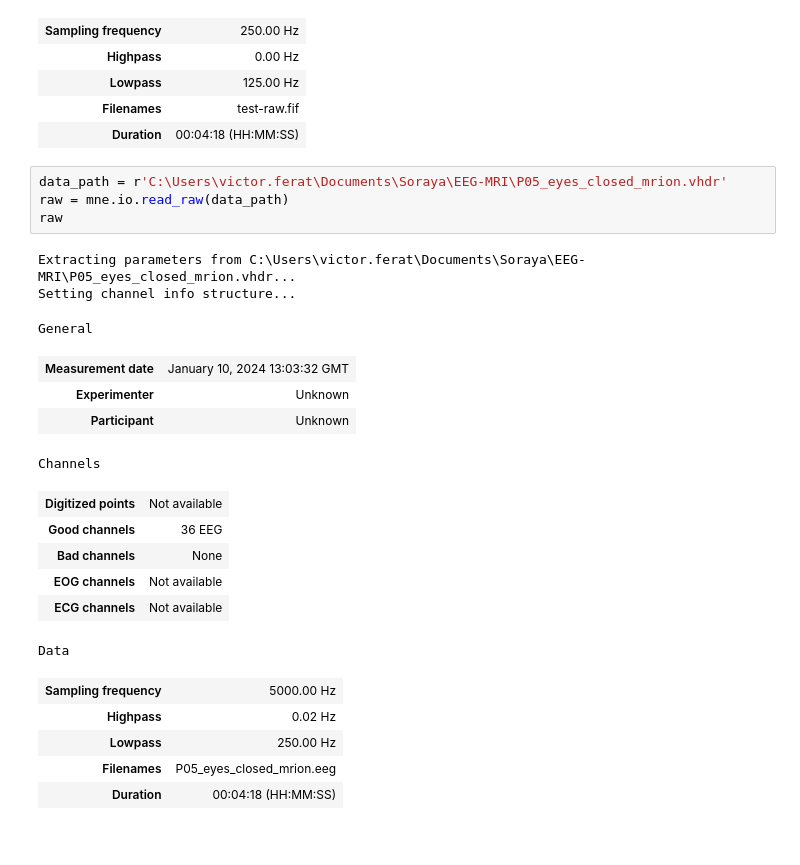
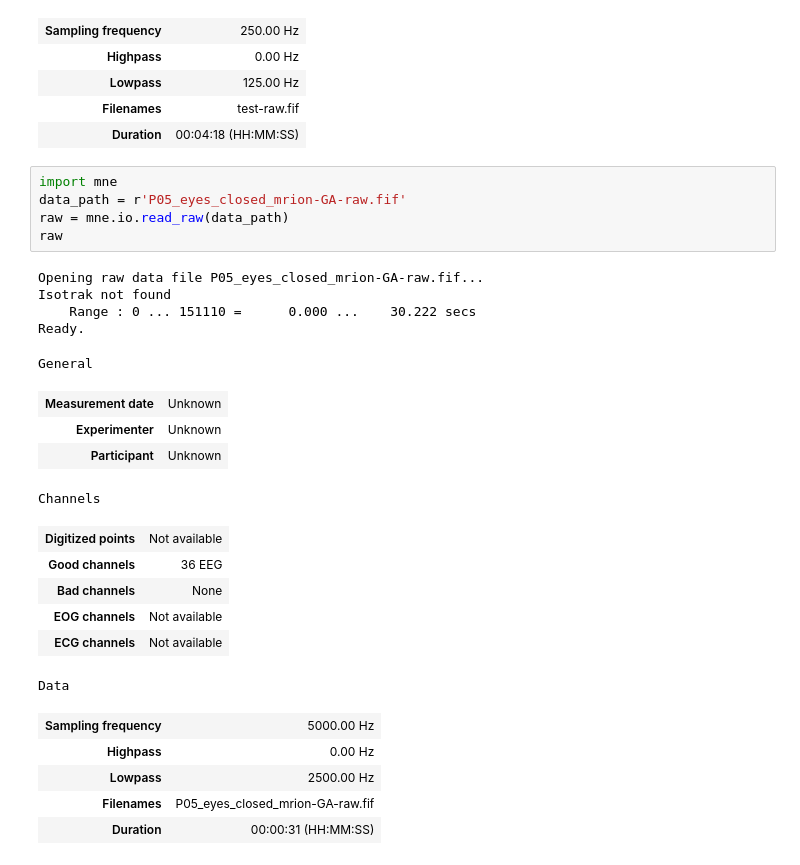
Before and after one commit to maevamoyne/neuxus_test, a Jupyter notebook: Neuxus/test.ipynb, the cells around one changed output. Saved outputs shown, nothing was run; the diff lists cells and outputs as text.

```diff
--- a/Neuxus/test.ipynb
+++ b/Neuxus/test.ipynb
@@ -126,25 +126,28 @@ Data
 | Filenames | test-raw.fif |
 | Duration | 00:04:18 (HH:MM:SS) |
 # %%
-data_path = r'C:\Users\victor.ferat\Documents\Soraya\EEG-MRI\P05_eyes_closed_mrion.vhdr'
+import mne
+data_path = r'P05_eyes_closed_mrion-GA-raw.fif'
 raw = mne.io.read_raw(data_path)
 raw
 # %% [output]
-Extracting parameters from C:\Users\victor.ferat\Documents\Soraya\EEG-MRI\P05_eyes_closed_mrion.vhdr...
-Setting channel info structure...
+Opening raw data file P05_eyes_closed_mrion-GA-raw.fif...
+Isotrak not found
+    Range : 0 ... 151110 =      0.000 ...    30.222 secs
+Ready.
 General
-| Measurement date | January 10, 2024 13:03:32 GMT |
+| Measurement date | Unknown |
 | Experimenter | Unknown |
 | Participant | Unknown |
 Channels
 | Digitized points | Not available |
 | Good channels | 36 EEG |
 | Bad channels | None |
 | EOG channels | Not available |
 | ECG channels | Not available |
 Data
 | Sampling frequency | 5000.00 Hz |
-| Highpass | 0.02 Hz |
-| Lowpass | 250.00 Hz |
-| Filenames | P05_eyes_closed_mrion.eeg |
-| Duration | 00:04:18 (HH:MM:SS) |
+| Highpass | 0.00 Hz |
+| Lowpass | 2500.00 Hz |
+| Filenames | P05_eyes_closed_mrion-GA-raw.fif |
+| Duration | 00:00:31 (HH:MM:SS) |
```
Also changed, not shown: parts of 1 cell of this notebook, 2 other files.
